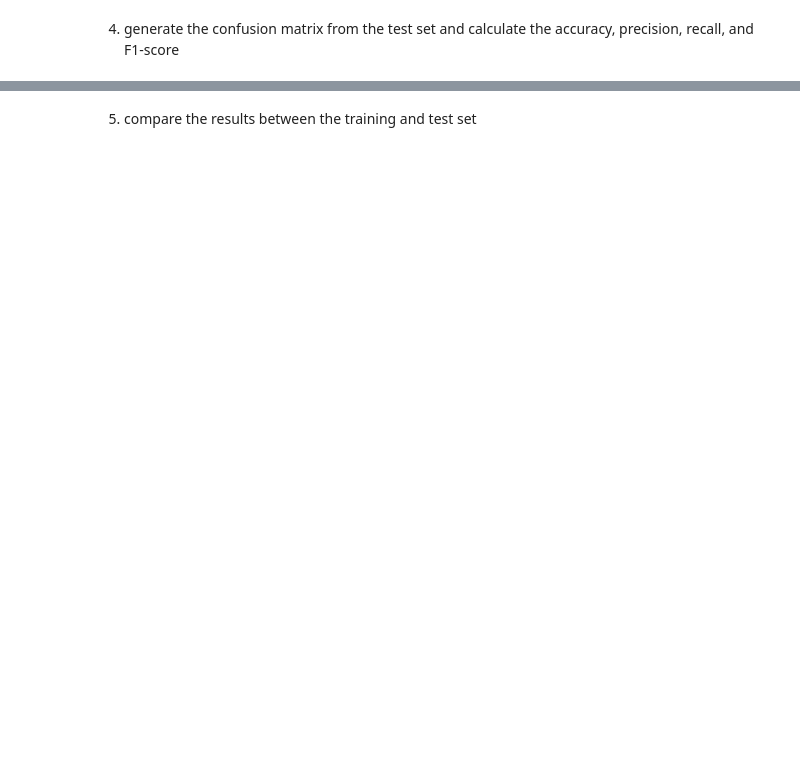
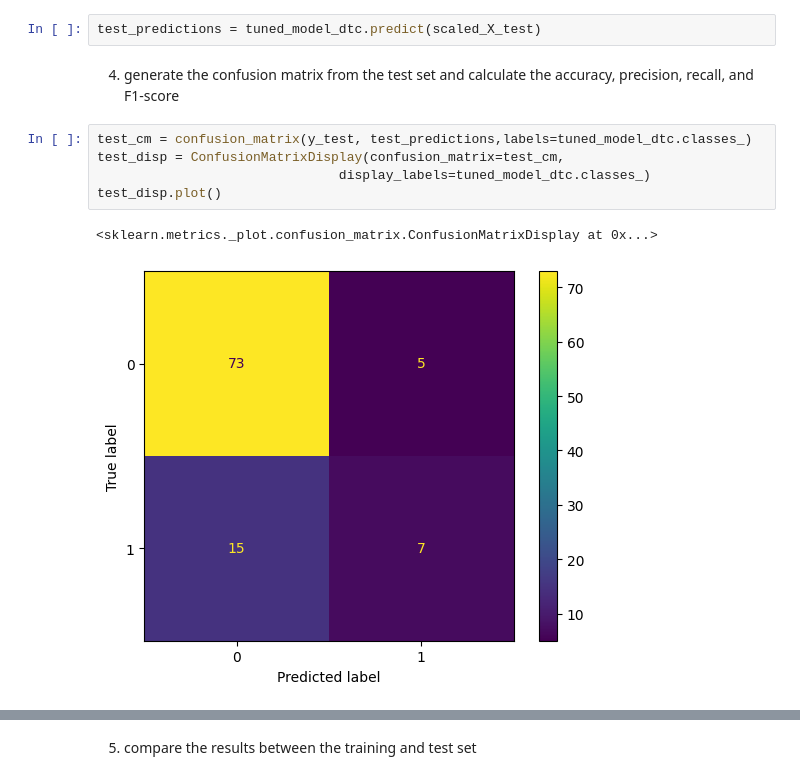
Before and after one commit to sophieHerstein/DS_Classification, a Jupyter notebook: classification_exercise.ipynb, the cells around one changed output, grey strips where cells are left out. Saved outputs shown, nothing was run; the diff lists cells and outputs as text; blank space fills up the shorter version.

```diff
--- a/classification_exercise.ipynb
+++ b/classification_exercise.ipynb
@@ -400,4 +426,14 @@ tuned_model_rf.fit(scaled_X_train, y_train)
 # %% [markdown]
 3. Applying the model in the test set and generating the prediction
+# %%
+test_predictions = tuned_model_dtc.predict(scaled_X_test)
 # %% [markdown]
 4. generate the confusion matrix from the test set and calculate the accuracy, precision, recall, and F1-score
+# %%
+test_cm = confusion_matrix(y_test, test_predictions,labels=tuned_model_dtc.classes_)
+test_disp = ConfusionMatrixDisplay(confusion_matrix=test_cm,
+                               display_labels=tuned_model_dtc.classes_)
+test_disp.plot()
+# %% [output]
+<sklearn.metrics._plot.confusion_matrix.ConfusionMatrixDisplay at 0x...>
+[figure, added]
```
Also changed, not shown: parts of 9 cells of this notebook.
